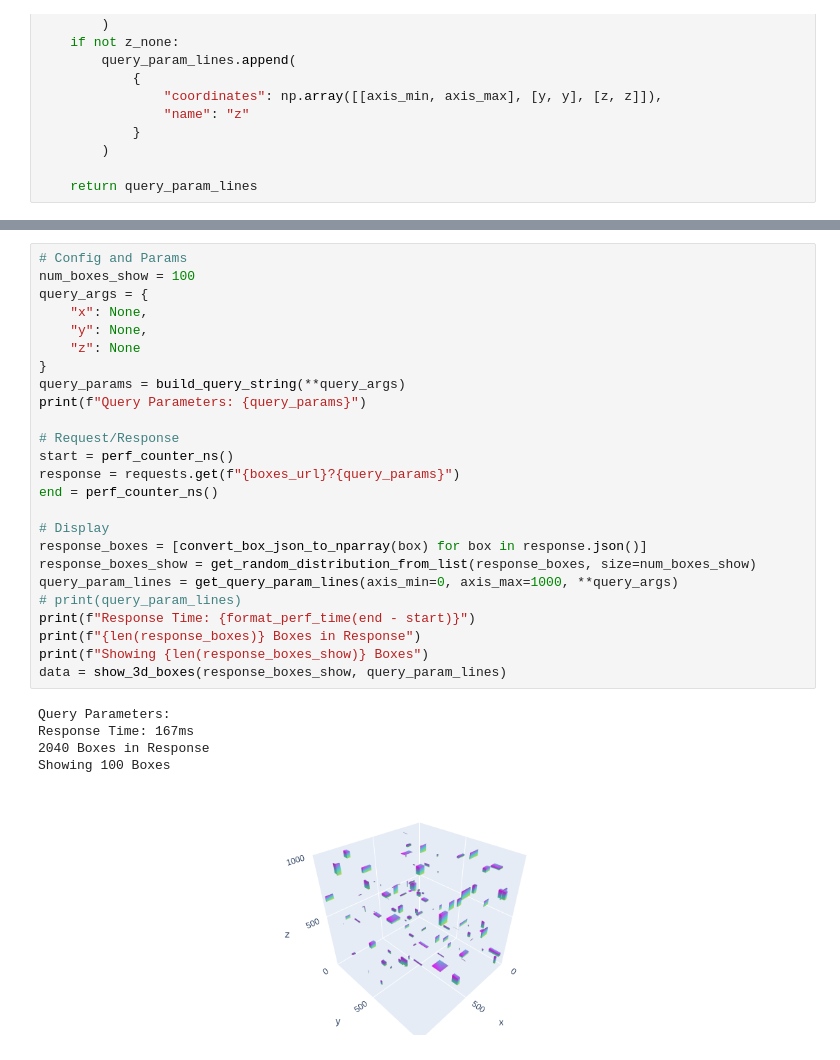
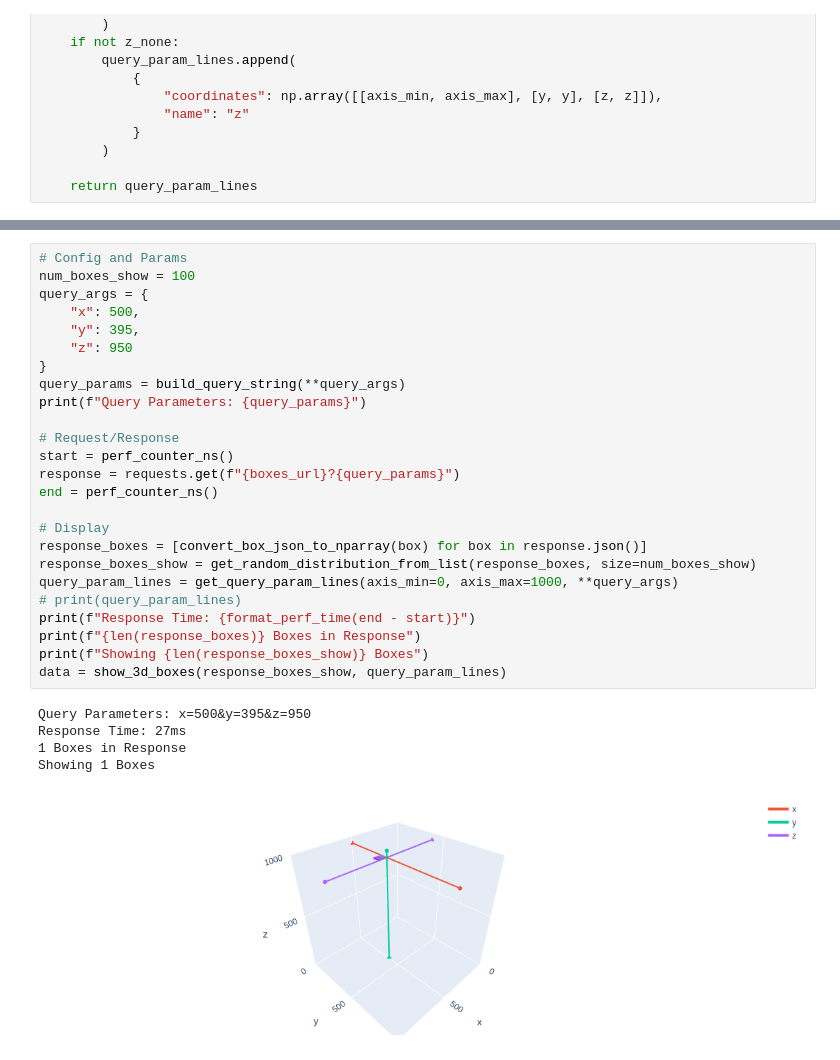
Before and after one commit to richardautry/spatial_partition_storage, a Jupyter notebook: spatial_partitioning.ipynb, the cells around one changed output, grey strips where cells are left out. Cells and saved outputs as stored; diff of their text form.

```diff
--- a/spatial_partitioning.ipynb
+++ b/spatial_partitioning.ipynb
@@ -160,32 +160,32 @@ get_random_distribution_from_list(some_range, 100)
 # %%
 # Config and Params
 num_boxes_show = 100
 query_args = {
-    "x": None,
-    "y": None,
-    "z": None
+    "x": 500,
+    "y": 395,
+    "z": 950
 }
 query_params = build_query_string(**query_args)
 print(f"Query Parameters: {query_params}")
 
 # Request/Response
 start = perf_counter_ns()
 response = requests.get(f"{boxes_url}?{query_params}")
 end = perf_counter_ns()
 
 # Display
 response_boxes = [convert_box_json_to_nparray(box) for box in response.json()]
 response_boxes_show = get_random_distribution_from_list(response_boxes, size=num_boxes_show)
 query_param_lines = get_query_param_lines(axis_min=0, axis_max=1000, **query_args)
 # print(query_param_lines)
 print(f"Response Time: {format_perf_time(end - start)}")
 print(f"{len(response_boxes)} Boxes in Response")
 print(f"Showing {len(response_boxes_show)} Boxes")
 data = show_3d_boxes(response_boxes_show, query_param_lines)
 # %% [output]
-Query Parameters:
-Response Time: 167ms
-2040 Boxes in Response
-Showing 100 Boxes
+Query Parameters: x=500&y=395&z=950
+Response Time: 27ms
+1 Boxes in Response
+Showing 1 Boxes
-[figure, old version]
+[figure, new version]
 # %%
```
Also changed, not shown: parts of 2 cells of this notebook, 1 other file.
